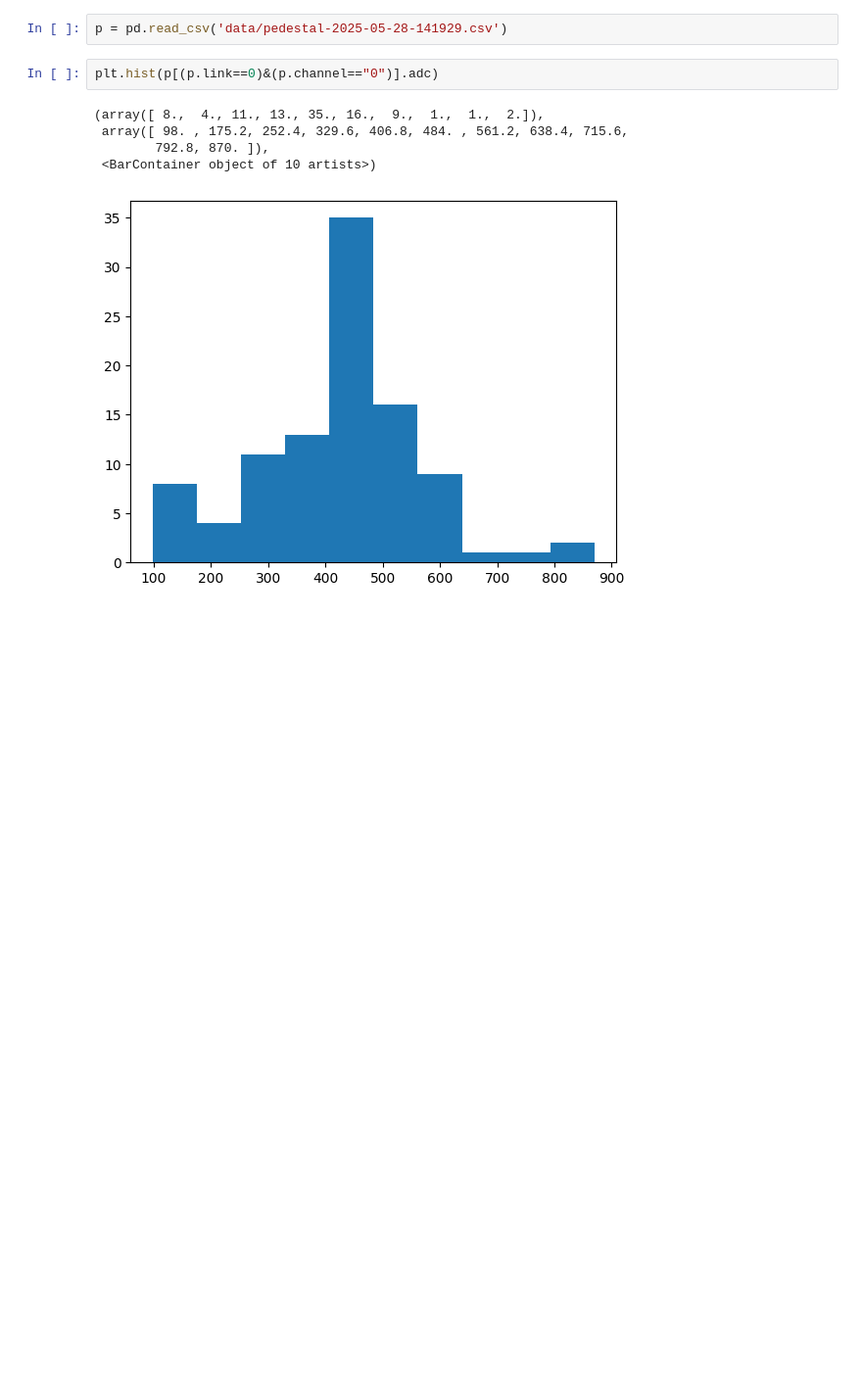
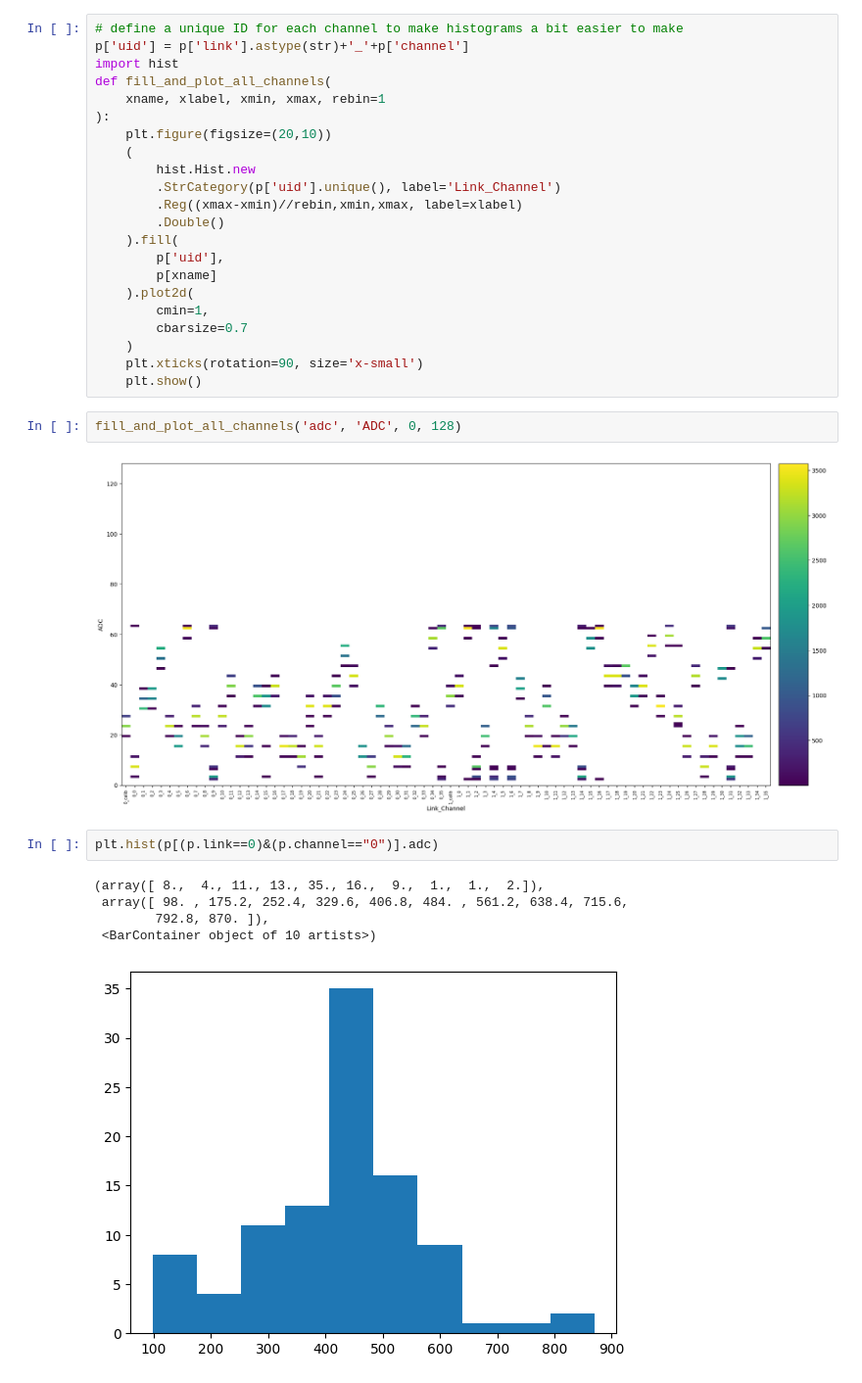
Before and after one commit to tomeichlersmith/ldmx-hgcroc-ana-dump, a Jupyter notebook: charge-timein.ipynb, the cells around one changed output. Shown: that part at 98% size. Cells and saved outputs as stored; diff of their text form; blank space fills up the shorter version.

```diff
--- a/charge-timein.ipynb
+++ b/charge-timein.ipynb
@@ -11,5 +44,29 @@ plt.plot(p[(p.link==0)&(p.channel=="0")].adc)
 # %%
-p = pd.read_csv('data/pedestal-2025-05-28-141929.csv')
+# define a unique ID for each channel to make histograms a bit easier to make
+p['uid'] = p['link'].astype(str)+'_'+p['channel']
+import hist
+def fill_and_plot_all_channels(
+    xname, xlabel, xmin, xmax, rebin=1
+):
+    plt.figure(figsize=(20,10))
+    (
+        hist.Hist.new
+        .StrCategory(p['uid'].unique(), label='Link_Channel')
+        .Reg((xmax-xmin)//rebin,xmin,xmax, label=xlabel)
+        .Double()
+    ).fill(
+        p['uid'],
+        p[xname]
+    ).plot2d(
+        cmin=1,
+        cbarsize=0.7
+    )
+    plt.xticks(rotation=90, size='x-small')
+    plt.show()
+# %%
+fill_and_plot_all_channels('adc', 'ADC', 0, 128)
+# %% [output]
+[figure, added]
 # %%
 plt.hist(p[(p.link==0)&(p.channel=="0")].adc)
 # %% [output]
```
Also changed, not shown: parts of 3 cells of this notebook, 1 other file.
